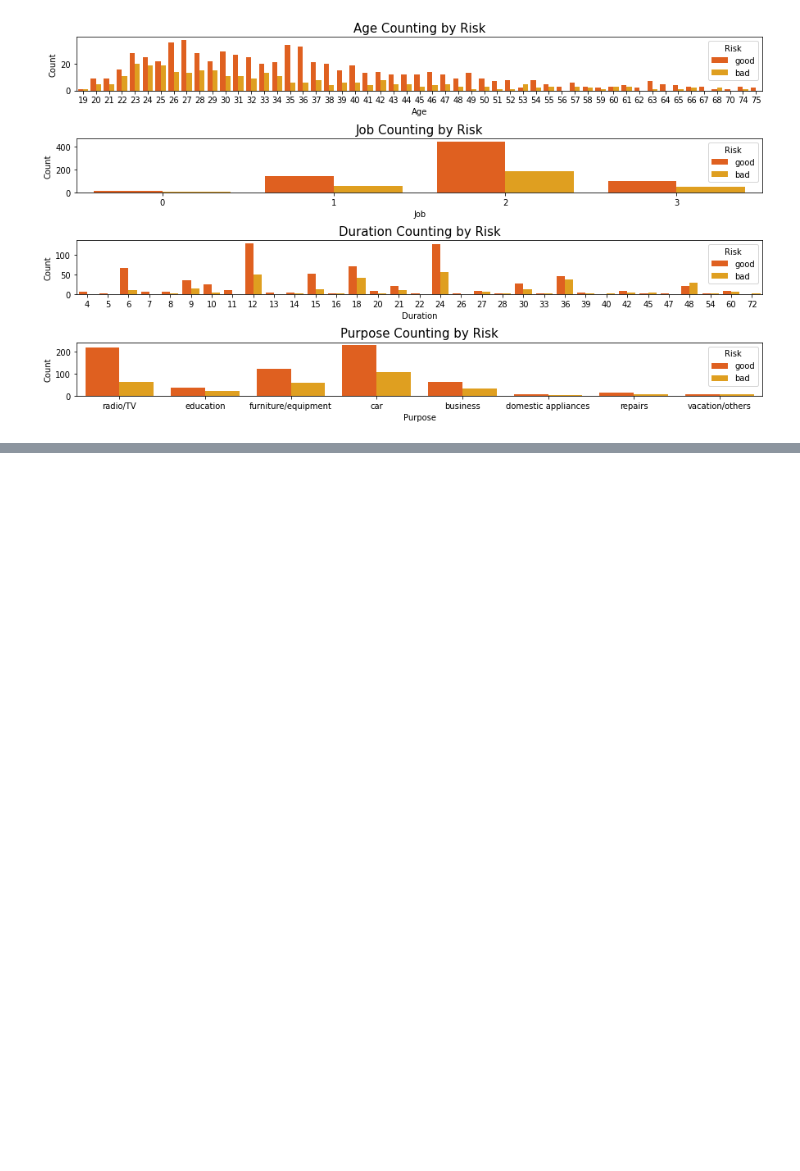
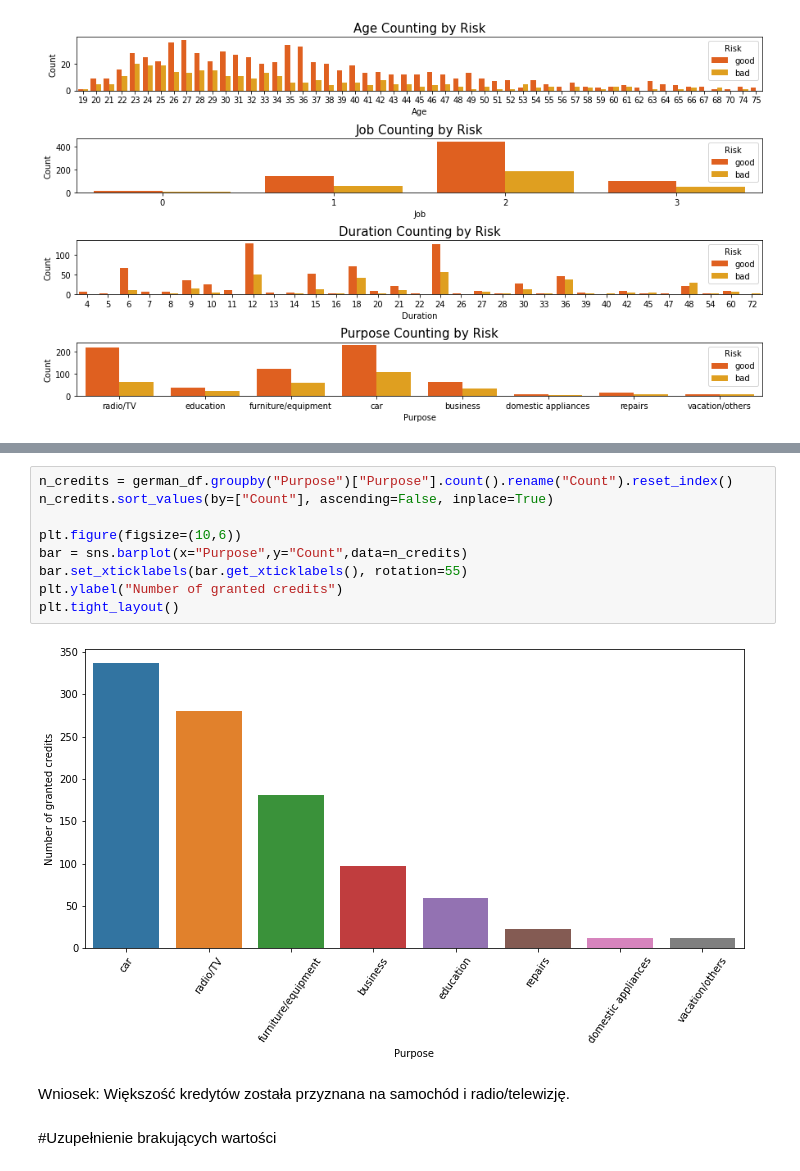
Before and after one commit to mariola5/German_Credit_Risk, a Jupyter notebook: German_Credit_Risk.ipynb, the cells around one changed output, grey strips where cells are left out. Saved outputs shown, nothing was run; the diff lists cells and outputs as text; blank space fills up the shorter version.

```diff
--- a/German_Credit_Risk.ipynb
+++ b/German_Credit_Risk.ipynb
@@ -103,0 +119,15 @@ plt.show()
+# %%
+n_credits = german_df.groupby("Purpose")["Purpose"].count().rename("Count").reset_index()
+n_credits.sort_values(by=["Count"], ascending=False, inplace=True)
+
+plt.figure(figsize=(10,6))
+bar = sns.barplot(x="Purpose",y="Count",data=n_credits)
+bar.set_xticklabels(bar.get_xticklabels(), rotation=55)
+plt.ylabel("Number of granted credits")
+plt.tight_layout()
+# %% [output]
+[figure, added]
+# %% [markdown]
+Wniosek: Większość kredytów została przyznana na samochód i radio/telewizję.
+# %% [markdown]
+#Uzupełnienie brakujących wartości
```
Also changed, not shown: parts of 8 cells of this notebook.
